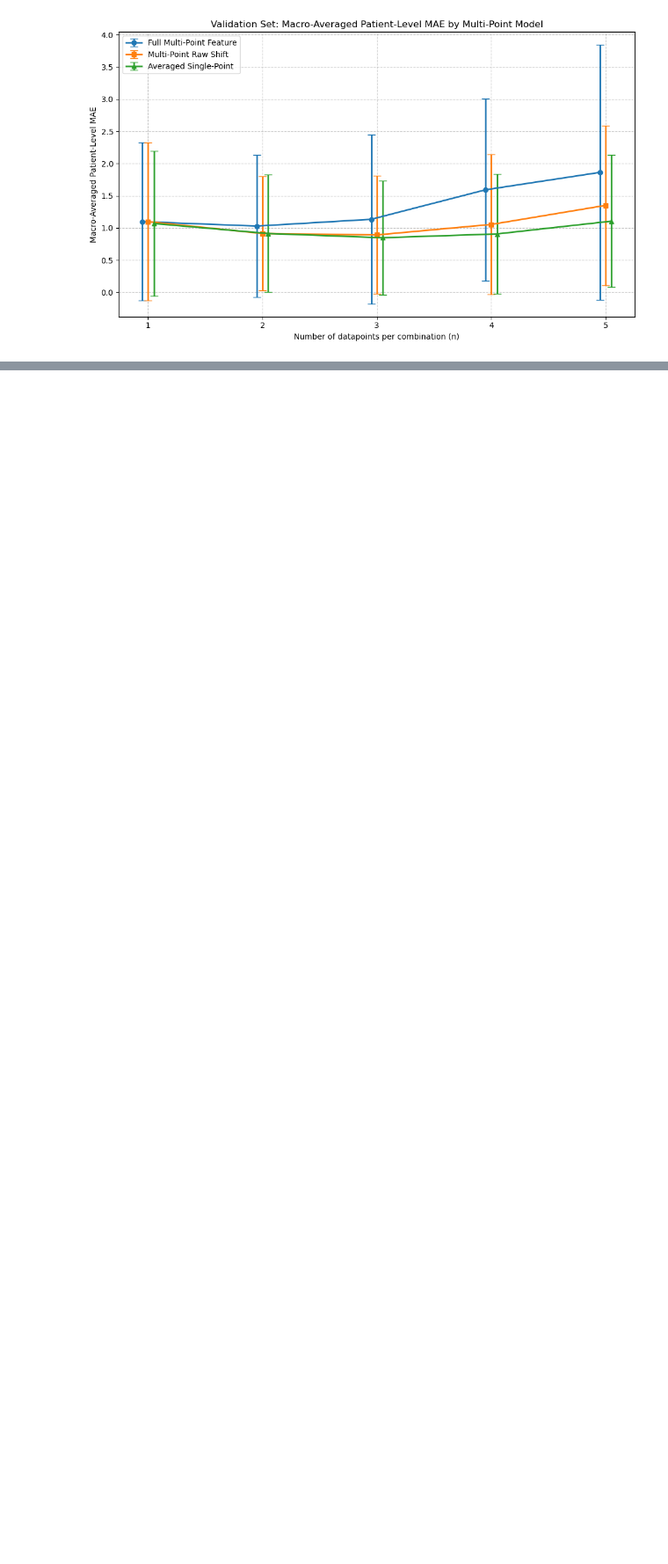
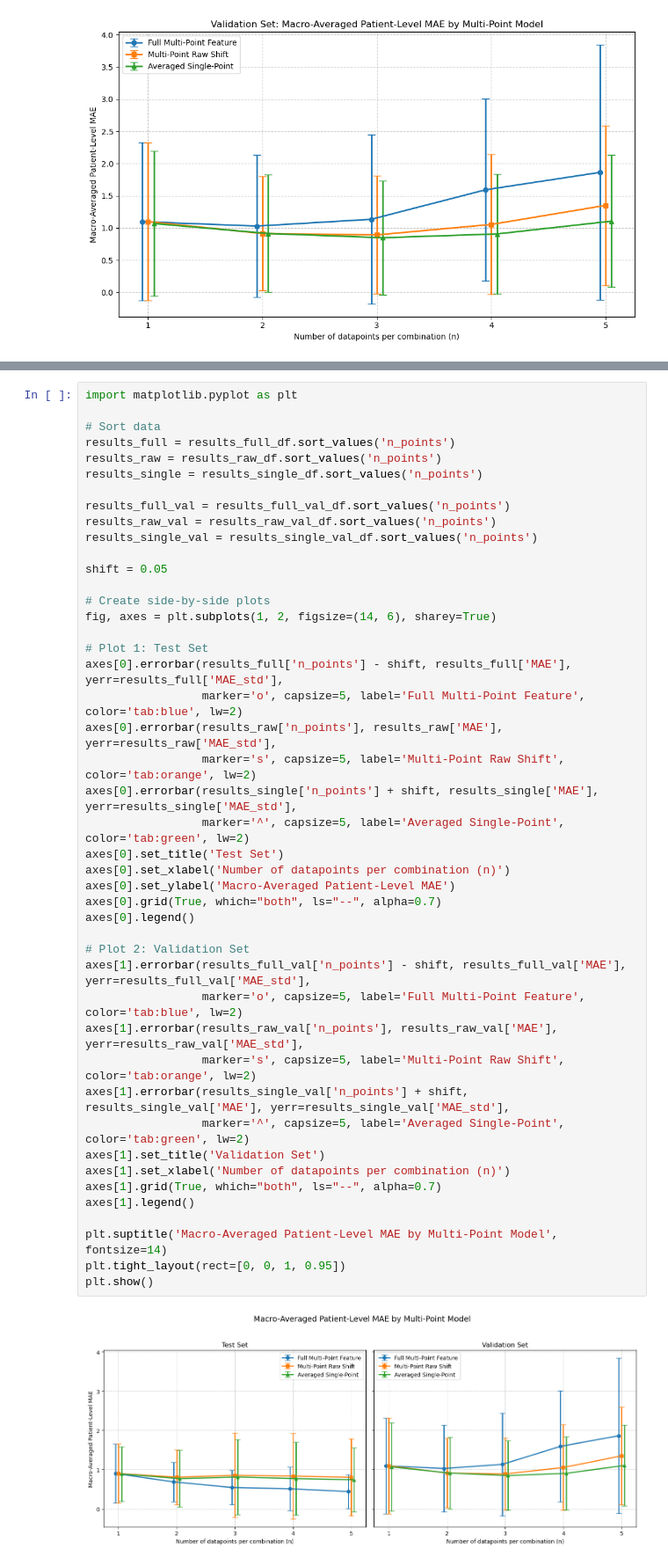
Before and after one commit to starshrimp/neonatal-odc-shift, a Jupyter notebook: notebooks/04_multi_point/final_multi-point-models.ipynb, the cells around one changed output, grey strips where cells are left out. Shown at 88% size. Cells and saved outputs as stored; diff of their text form; blank space fills up the shorter version.

Commit message:
final multipoint + results / metrics

```diff
--- a/notebooks/04_multi_point/final_multi-point-models.ipynb
+++ b/notebooks/04_multi_point/final_multi-point-models.ipynb
@@ -851,0 +910,47 @@ plt.show()
+# %%
+import matplotlib.pyplot as plt
+
+# Sort data
+results_full = results_full_df.sort_values('n_points')
+results_raw = results_raw_df.sort_values('n_points')
+results_single = results_single_df.sort_values('n_points')
+
+results_full_val = results_full_val_df.sort_values('n_points')
+results_raw_val = results_raw_val_df.sort_values('n_points')
+results_single_val = results_single_val_df.sort_values('n_points')
+
+shift = 0.05
+
+# Create side-by-side plots
+fig, axes = plt.subplots(1, 2, figsize=(14, 6), sharey=True)
+
+# Plot 1: Test Set
+axes[0].errorbar(results_full['n_points'] - shift, results_full['MAE'], yerr=results_full['MAE_std'],
+                 marker='o', capsize=5, label='Full Multi-Point Feature', color='tab:blue', lw=2)
+axes[0].errorbar(results_raw['n_points'], results_raw['MAE'], yerr=results_raw['MAE_std'],
+                 marker='s', capsize=5, label='Multi-Point Raw Shift', color='tab:orange', lw=2)
+axes[0].errorbar(results_single['n_points'] + shift, results_single['MAE'], yerr=results_single['MAE_std'],
+                 marker='^', capsize=5, label='Averaged Single-Point', color='tab:green', lw=2)
+axes[0].set_title('Test Set')
+axes[0].set_xlabel('Number of datapoints per combination (n)')
+axes[0].set_ylabel('Macro-Averaged Patient-Level MAE')
+axes[0].grid(True, which="both", ls="--", alpha=0.7)
+axes[0].legend()
+
+# Plot 2: Validation Set
+axes[1].errorbar(results_full_val['n_points'] - shift, results_full_val['MAE'], yerr=results_full_val['MAE_std'],
+                 marker='o', capsize=5, label='Full Multi-Point Feature', color='tab:blue', lw=2)
+axes[1].errorbar(results_raw_val['n_points'], results_raw_val['MAE'], yerr=results_raw_val['MAE_std'],
+                 marker='s', capsize=5, label='Multi-Point Raw Shift', color='tab:orange', lw=2)
+axes[1].errorbar(results_single_val['n_points'] + shift, results_single_val['MAE'], yerr=results_single_val['MAE_std'],
+                 marker='^', capsize=5, label='Averaged Single-Point', color='tab:green', lw=2)
+axes[1].set_title('Validation Set')
+axes[1].set_xlabel('Number of datapoints per combination (n)')
+axes[1].grid(True, which="both", ls="--", alpha=0.7)
+axes[1].legend()
+
+plt.suptitle('Macro-Averaged Patient-Level MAE by Multi-Point Model', fontsize=14)
+plt.tight_layout(rect=[0, 0, 1, 0.95])
+plt.show()
+# %% [output]
+[figure, added]
```
Also changed, not shown: parts of 4 cells of this notebook, 8 other files.
